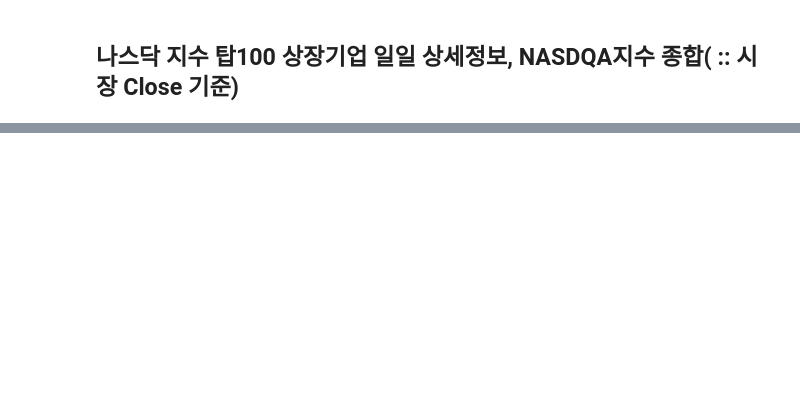
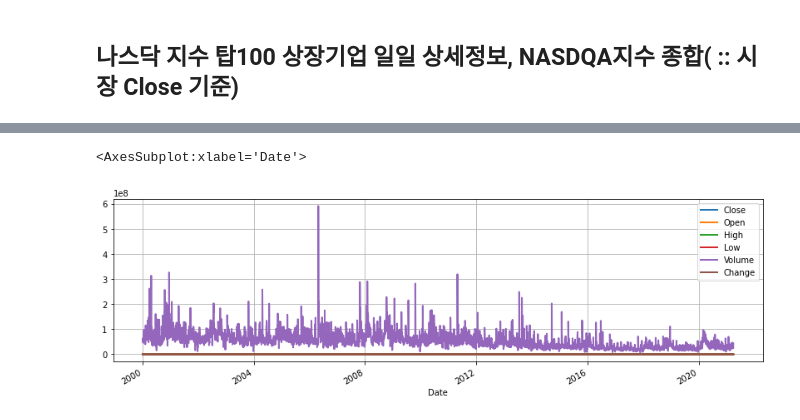
Before and after one commit to lee-edgar/EdaProject, a Jupyter notebook: 11_project/FinanceDataReader_v2.ipynb, the cells around one changed output, grey strips where cells are left out. Saved outputs shown, nothing was run; the diff lists cells and outputs as text; code cells hidden in the pictures; blank space fills up the shorter version.

```diff
--- a/11_project/FinanceDataReader_v2.ipynb
+++ b/11_project/FinanceDataReader_v2.ipynb
@@ -105,0 +263,5 @@ pd.merge(result, nas, left_on="ticker", right_on="Symbol").sort_values(["Close"]
+# %%
+MSFT.plot()
+# %% [output]
+<AxesSubplot:xlabel='Date'>
+[figure, added]
```
Also changed, not shown: parts of 19 cells of this notebook, 1 other file.
